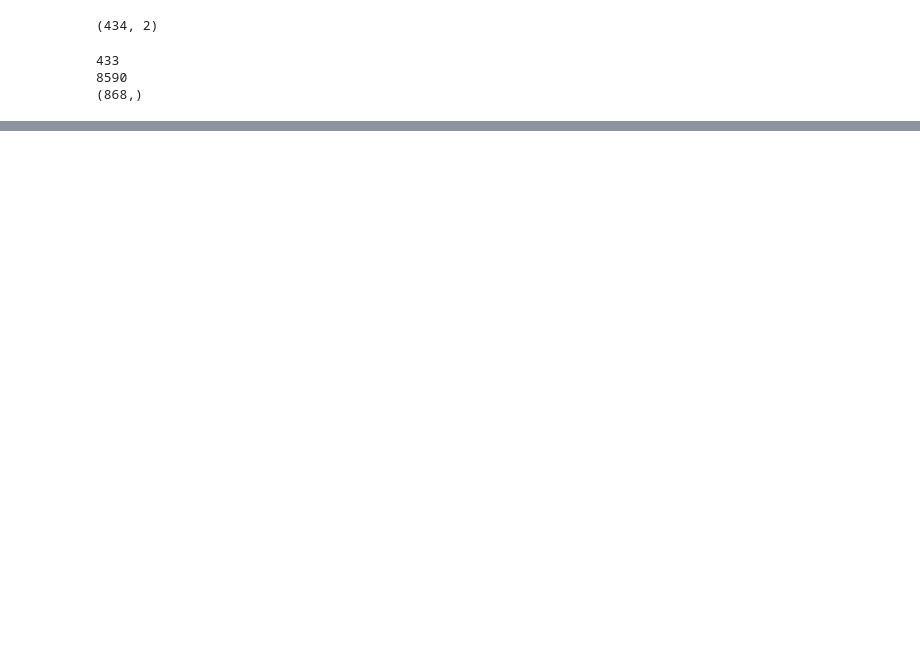
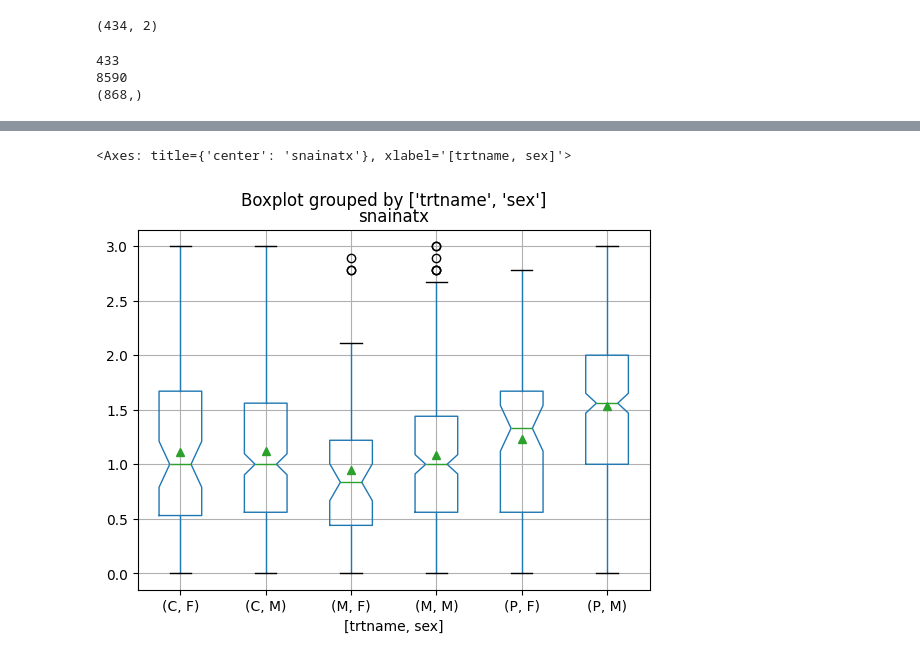
Before and after one commit to ALINA991/ADHD_fMRI, a Jupyter notebook: MTA/14_months_RR.ipynb, the cells around one changed output, grey strips where cells are left out. Drawn from its saved outputs; the diff is of its cells as text; code cells hidden in the pictures; blank space fills up the shorter version.

```diff
--- a/MTA/14_months_RR.ipynb
+++ b/MTA/14_months_RR.ipynb
@@ -693,3 +719,18 @@ dtype: object
+# %%
+snap_p_t_baseline_mask = snap_p_t_treat['days_baseline'] == 0
+snap_p_t_14_mask = (snap_p_t_treat['days_baseline'] >= 213) & (snap_p_t_treat['days_baseline'] < 578 )
+snap_p_t_24_mask = (snap_p_t_treat['days_baseline'] >= 578) & (snap_p_t_treat['days_baseline'] < 912)
+snap_p_t_36_mask = (snap_p_t_treat['days_baseline'] >= 912) & (snap_p_t_treat['days_baseline'] < 1195 )
+
+snap_baseline_p_t = snap_p_t_treat[snap_p_t_baseline_mask]
+snap_14_p_t = snap_p_t_treat[snap_p_t_14_mask]
+snap_24_p_t = snap_p_t_treat[snap_p_t_24_mask]
+snap_36_p_t = snap_p_t_treat[snap_p_t_36_mask]
+# %%
+snap_14_p_t.boxplot(['snainatx'], by=['trtname', 'sex'], showmeans = True, notch=True)
+# %% [output]
+<Axes: title={'center': 'snainatx'}, xlabel='[trtname, sex]'>
+[figure, added]
 # %%
 rp.summary_cont(snap_p_t_treat.groupby('trtname')['snainatx'])
 # %% [output]
```
Also changed, not shown: parts of 53 cells of this notebook.
